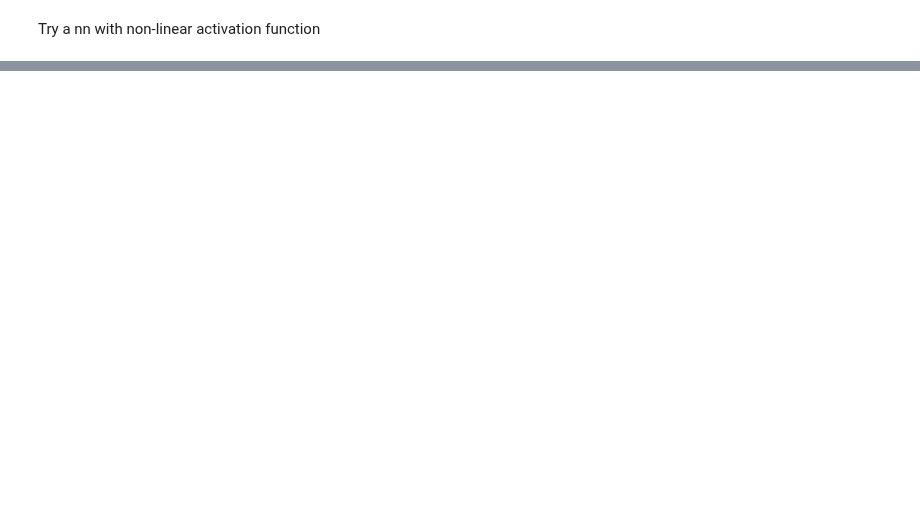
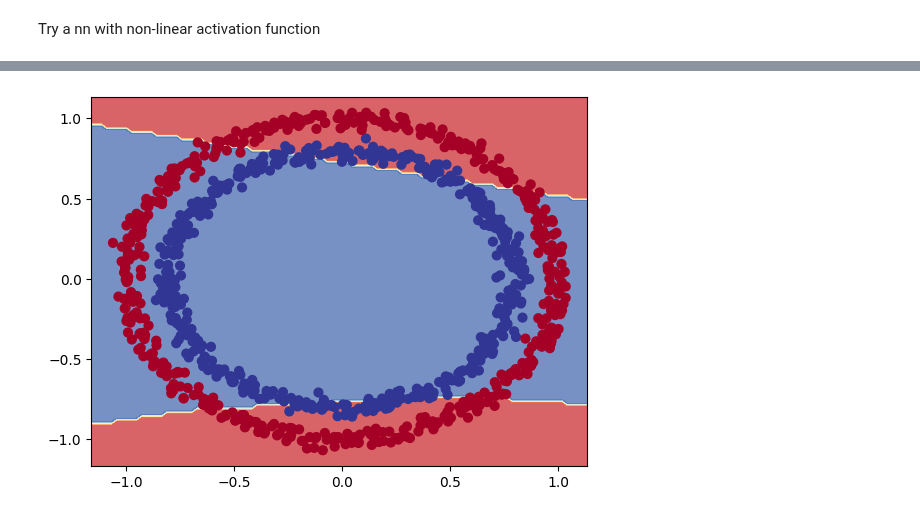
Before and after one commit to kacper-dobrow/tensorflow-course, a Jupyter notebook: 02_neural_net_classification_with_tf.ipynb, the cells around one changed output, grey strips where cells are left out. Drawn from its saved outputs; the diff is of its cells as text; code cells hidden in the pictures; blank space fills up the shorter version.

```diff
--- a/02_neural_net_classification_with_tf.ipynb
+++ b/02_neural_net_classification_with_tf.ipynb
@@ -276,0 +312,18 @@ Try a nn with non-linear activation function
+# %%
+# set seed for reproducibility
+tf.random.set_seed(42)
+
+# Create model with a non-linear activation function
+nn_6 = tf.keras.Sequential([
+    tf.keras.layers.Dense(4, activation = 'relu'),
+    tf.keras.layers.Dense(4, activation = 'relu'),
+    tf.keras.layers.Dense(1, activation = 'sigmoid') # for binary classification. For multiclass classification we use 'softmax'
+])
+
+# Compile the model
+nn_6.compile(optimizer = tf.keras.optimizers.Adam(lr = 0.001),
+             loss = tf.keras.losses.BinaryCrossentropy(),
+             metrics = 'accuracy')
+
+# Fit the model
+history = nn_6.fit(X,y, epochs = 100, verbose=0)
@@ -276,0 +332,3 @@ Try a nn with non-linear activation function
+# %%
+plot_decision_boundary(nn_6,X,y)
+# %% [output]
@@ -276,0 +337 @@ Try a nn with non-linear activation function
+[figure, added]
```
Also changed, not shown: parts of 34 cells of this notebook.
